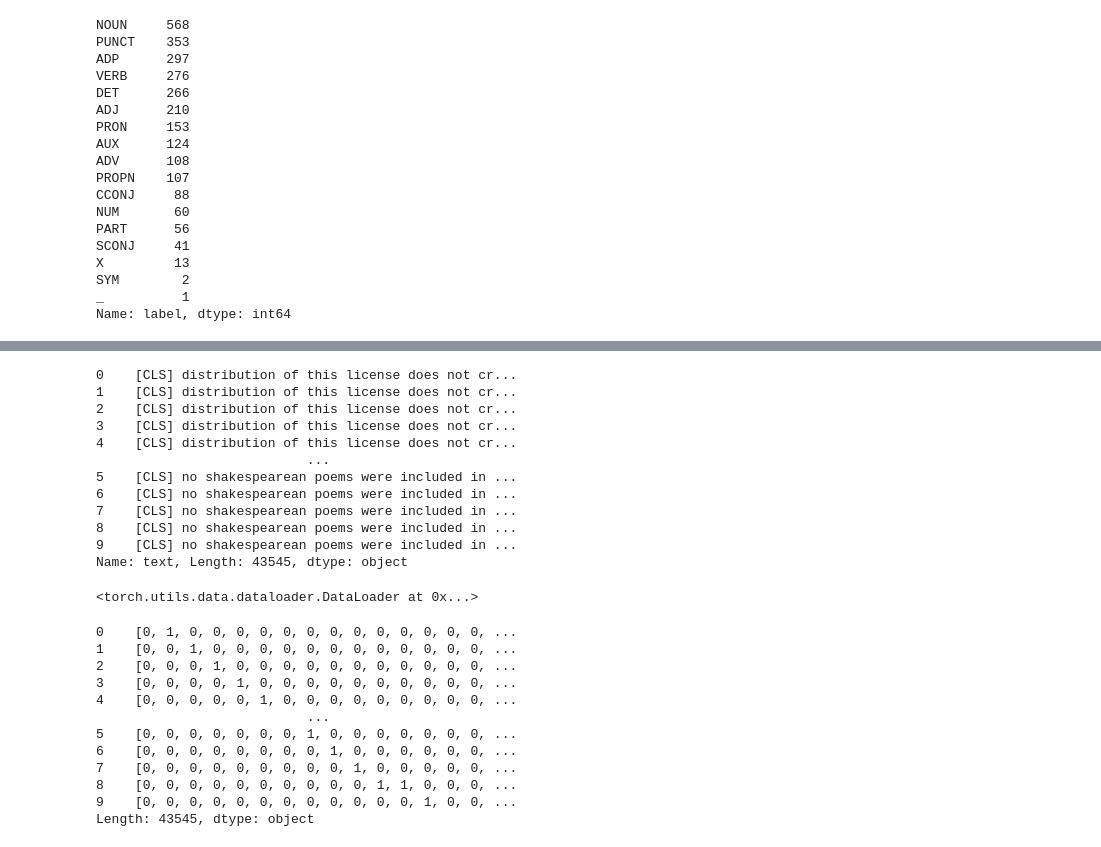
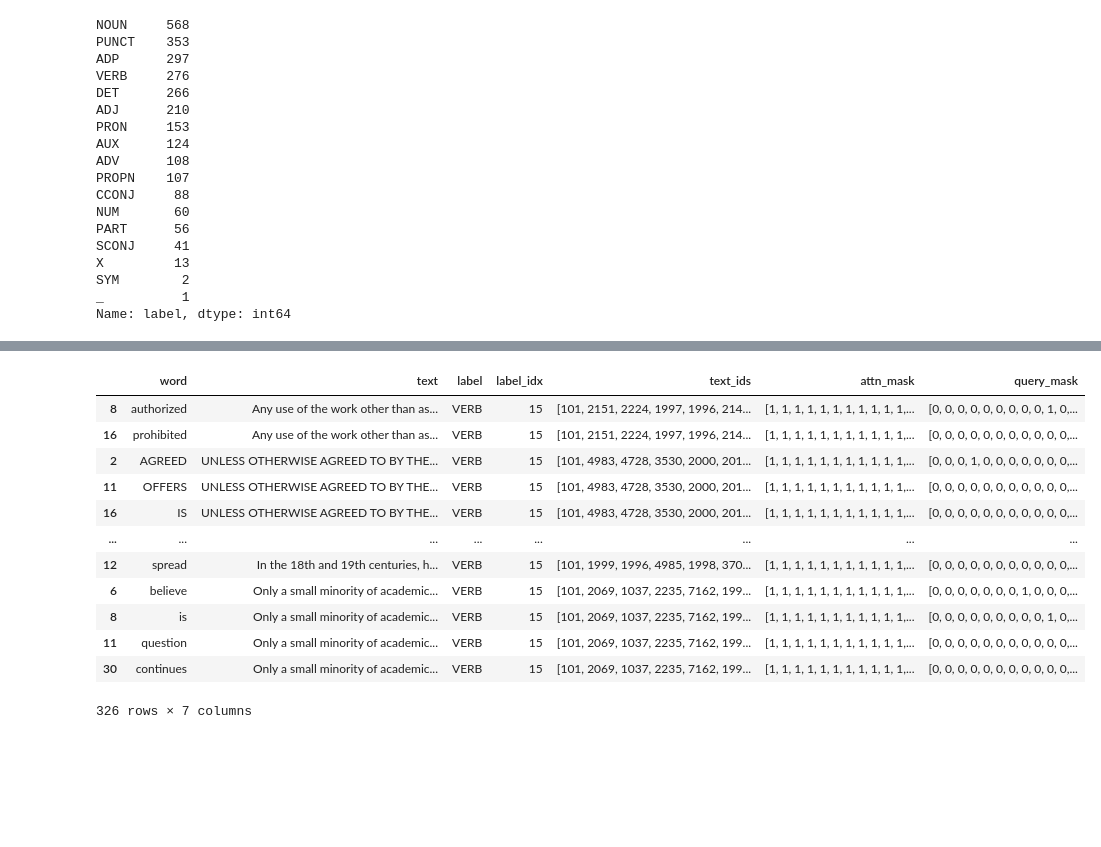
Before and after one commit to ErezSC42/bert_pos_analysis, a Jupyter notebook: data_exploration.ipynb, the cells around one changed output, grey strips where cells are left out. Cells and saved outputs as stored; diff of their text form; code cells hidden in the pictures; blank space fills up the shorter version.

```diff
--- a/data_exploration.ipynb
+++ b/data_exploration.ipynb
@@ -119,37 +124,22 @@ INTJ       2
 Name: label, dtype: int64
-# %%
-df_train["text"].apply(lambda x: "[CLS] " + x.lower().replace("\n",""))
-# %% [output]
-0    [CLS] distribution of this license does not cr...
-1    [CLS] distribution of this license does not cr...
-2    [CLS] distribution of this license does not cr...
-3    [CLS] distribution of this license does not cr...
-4    [CLS] distribution of this license does not cr...
-                           ...
-5    [CLS] no shakespearean poems were included in ...
-6    [CLS] no shakespearean poems were included in ...
-7    [CLS] no shakespearean poems were included in ...
-8    [CLS] no shakespearean poems were included in ...
-9    [CLS] no shakespearean poems were included in ...
-Name: text, Length: 43545, dtype: object
+# %%
+df_test[df_test["label"] == "VERB"]
+# %% [output]
+|  | word | text | label | label_idx | text_ids | attn_mask | query_mask |
+| 8 | authorized | Any use of the work other than as... | VERB | 15 | [101, 2151, 2224, 1997, 1996, 214... | [1, 1, 1, 1, 1, 1, 1, 1, 1, 1, 1,... | [0, 0, 0, 0, 0, 0, 0, 0, 0, 1, 0,... |
+| 16 | prohibited | Any use of the work other than as... | VERB | 15 | [101, 2151, 2224, 1997, 1996, 214... | [1, 1, 1, 1, 1, 1, 1, 1, 1, 1, 1,... | [0, 0, 0, 0, 0, 0, 0, 0, 0, 0, 0,... |
+| 2 | AGREED | UNLESS OTHERWISE AGREED TO BY THE... | VERB | 15 | [101, 4983, 4728, 3530, 2000, 201... | [1, 1, 1, 1, 1, 1, 1, 1, 1, 1, 1,... | [0, 0, 0, 1, 0, 0, 0, 0, 0, 0, 0,... |
+| 11 | OFFERS | UNLESS OTHERWISE AGREED TO BY THE... | VERB | 15 | [101, 4983, 4728, 3530, 2000, 201... | [1, 1, 1, 1, 1, 1, 1, 1, 1, 1, 1,... | [0, 0, 0, 0, 0, 0, 0, 0, 0, 0, 0,... |
+| 16 | IS | UNLESS OTHERWISE AGREED TO BY THE... | VERB | 15 | [101, 4983, 4728, 3530, 2000, 201... | [1, 1, 1, 1, 1, 1, 1, 1, 1, 1, 1,... | [0, 0, 0, 0, 0, 0, 0, 0, 0, 0, 0,... |
+| ... | ... | ... | ... | ... | ... | ... | ... |
+| 12 | spread | In the 18th and 19th centuries, h... | VERB | 15 | [101, 1999, 1996, 4985, 1998, 370... | [1, 1, 1, 1, 1, 1, 1, 1, 1, 1, 1,... | [0, 0, 0, 0, 0, 0, 0, 0, 0, 0, 0,... |
+| 6 | believe | Only a small minority of academic... | VERB | 15 | [101, 2069, 1037, 2235, 7162, 199... | [1, 1, 1, 1, 1, 1, 1, 1, 1, 1, 1,... | [0, 0, 0, 0, 0, 0, 0, 1, 0, 0, 0,... |
+| 8 | is | Only a small minority of academic... | VERB | 15 | [101, 2069, 1037, 2235, 7162, 199... | [1, 1, 1, 1, 1, 1, 1, 1, 1, 1, 1,... | [0, 0, 0, 0, 0, 0, 0, 0, 0, 1, 0,... |
+| 11 | question | Only a small minority of academic... | VERB | 15 | [101, 2069, 1037, 2235, 7162, 199... | [1, 1, 1, 1, 1, 1, 1, 1, 1, 1, 1,... | [0, 0, 0, 0, 0, 0, 0, 0, 0, 0, 0,... |
+| 30 | continues | Only a small minority of academic... | VERB | 15 | [101, 2069, 1037, 2235, 7162, 199... | [1, 1, 1, 1, 1, 1, 1, 1, 1, 1, 1,... | [0, 0, 0, 0, 0, 0, 0, 0, 0, 0, 0,... |
+326 rows × 7 columns
 # %%
 bert_tokenizer = transformers.BertTokenizer.from_pretrained("bert-base-uncased")
 # %%
-text_to_dataloader(df_train, "cuda", 32, bert_tokenizer, 256)
+dataloader_train = text_to_dataloader(df_train, "cuda", 32, bert_tokenizer, 256)
+dataloader_test = text_to_dataloader(df_test, "cuda", 32, bert_tokenizer, 256)
-# %% [output]
-<torch.utils.data.dataloader.DataLoader at 0x...>
-# %%
-df_train.apply(lambda row: tokenize_word(row.text_ids, row.word, bert_tokenizer), axis=1)
-# %% [output]
-0    [0, 1, 0, 0, 0, 0, 0, 0, 0, 0, 0, 0, 0, 0, 0, ...
-1    [0, 0, 1, 0, 0, 0, 0, 0, 0, 0, 0, 0, 0, 0, 0, ...
-2    [0, 0, 0, 1, 0, 0, 0, 0, 0, 0, 0, 0, 0, 0, 0, ...
-3    [0, 0, 0, 0, 1, 0, 0, 0, 0, 0, 0, 0, 0, 0, 0, ...
-4    [0, 0, 0, 0, 0, 1, 0, 0, 0, 0, 0, 0, 0, 0, 0, ...
-                           ...
-5    [0, 0, 0, 0, 0, 0, 0, 1, 0, 0, 0, 0, 0, 0, 0, ...
-6    [0, 0, 0, 0, 0, 0, 0, 0, 1, 0, 0, 0, 0, 0, 0, ...
-7    [0, 0, 0, 0, 0, 0, 0, 0, 0, 1, 0, 0, 0, 0, 0, ...
-8    [0, 0, 0, 0, 0, 0, 0, 0, 0, 0, 1, 1, 0, 0, 0, ...
-9    [0, 0, 0, 0, 0, 0, 0, 0, 0, 0, 0, 0, 1, 0, 0, ...
-Length: 43545, dtype: object
```
Also changed, not shown: parts of 15 cells of this notebook, 6 other files.
